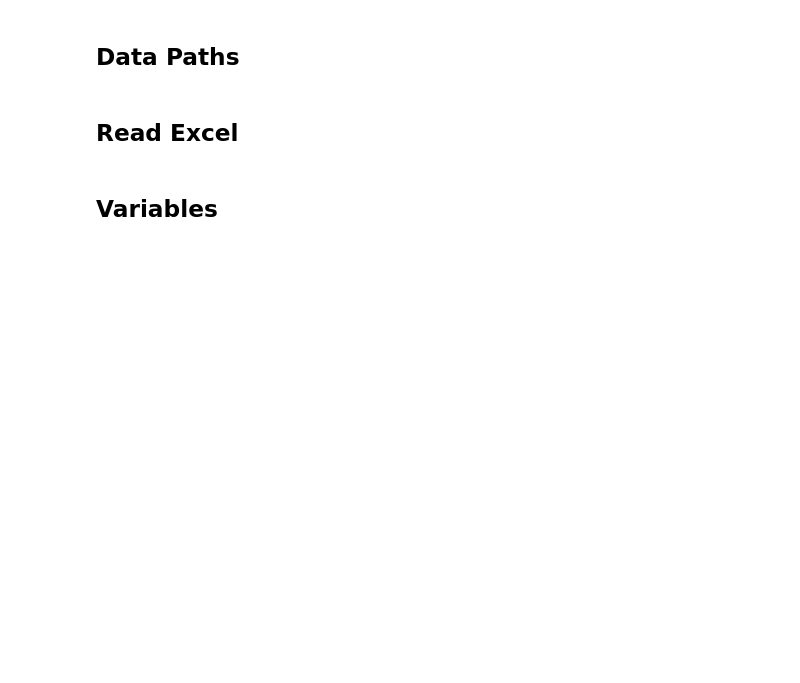
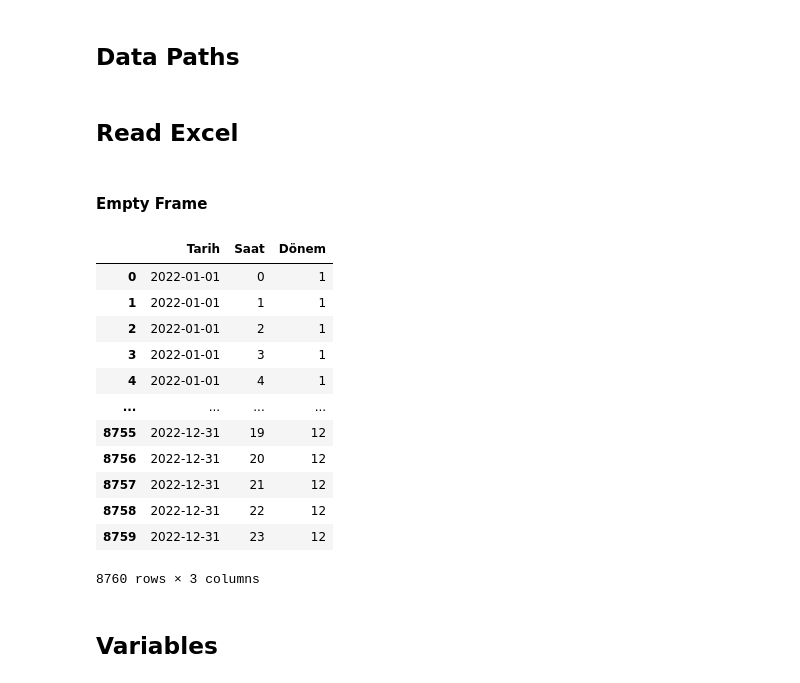
Before and after one commit to gainenerji/gain_pnl, a Jupyter notebook: test.ipynb, the cells around one changed output. Cells and saved outputs as stored; diff of their text form; code cells hidden in the pictures; blank space fills up the shorter version.

```diff
--- a/test.ipynb
+++ b/test.ipynb
@@ -26,6 +34,29 @@ fiyat_data = pd.read_excel(data_path,sheet_name='PTF, SMF')
 dengesizlik_data = pd.read_excel(dengesizlik_path)
 gip_data = pd.read_excel(gip_path)
 super_grup_data = pd.read_excel(super_grup_path)
+# %% [markdown]
+#### Empty Frame
+# %%
+empty_frame = wind1_data.copy()
+empty_frame.drop("Gün Öncesi Üretim Tahmini (MWh)", inplace=True, axis=1)
+empty_frame.drop("Gün İçi Üretim Tahmini Revizesi (MWh)", inplace=True, axis=1)
+empty_frame.drop("Gerçekleşen Üretim  (MWh)", inplace=True, axis=1)
+dönem = pd.Series(pd.DatetimeIndex(empty_frame["Tarih"]).month)
+empty_frame.assign(Dönem = dönem)
+# %% [output]
+|  | Tarih | Saat | Dönem |
+| 0 | 2022-01-01 | 0 | 1 |
+| 1 | 2022-01-01 | 1 | 1 |
+| 2 | 2022-01-01 | 2 | 1 |
+| 3 | 2022-01-01 | 3 | 1 |
+| 4 | 2022-01-01 | 4 | 1 |
+| ... | ... | ... | ... |
+| 8755 | 2022-12-31 | 19 | 12 |
+| 8756 | 2022-12-31 | 20 | 12 |
+| 8757 | 2022-12-31 | 21 | 12 |
+| 8758 | 2022-12-31 | 22 | 12 |
+| 8759 | 2022-12-31 | 23 | 12 |
+8760 rows × 3 columns
 # %% [markdown]
 ## Variables
 # %%
```
Also changed, not shown: parts of 22 cells of this notebook, 1 other file.
